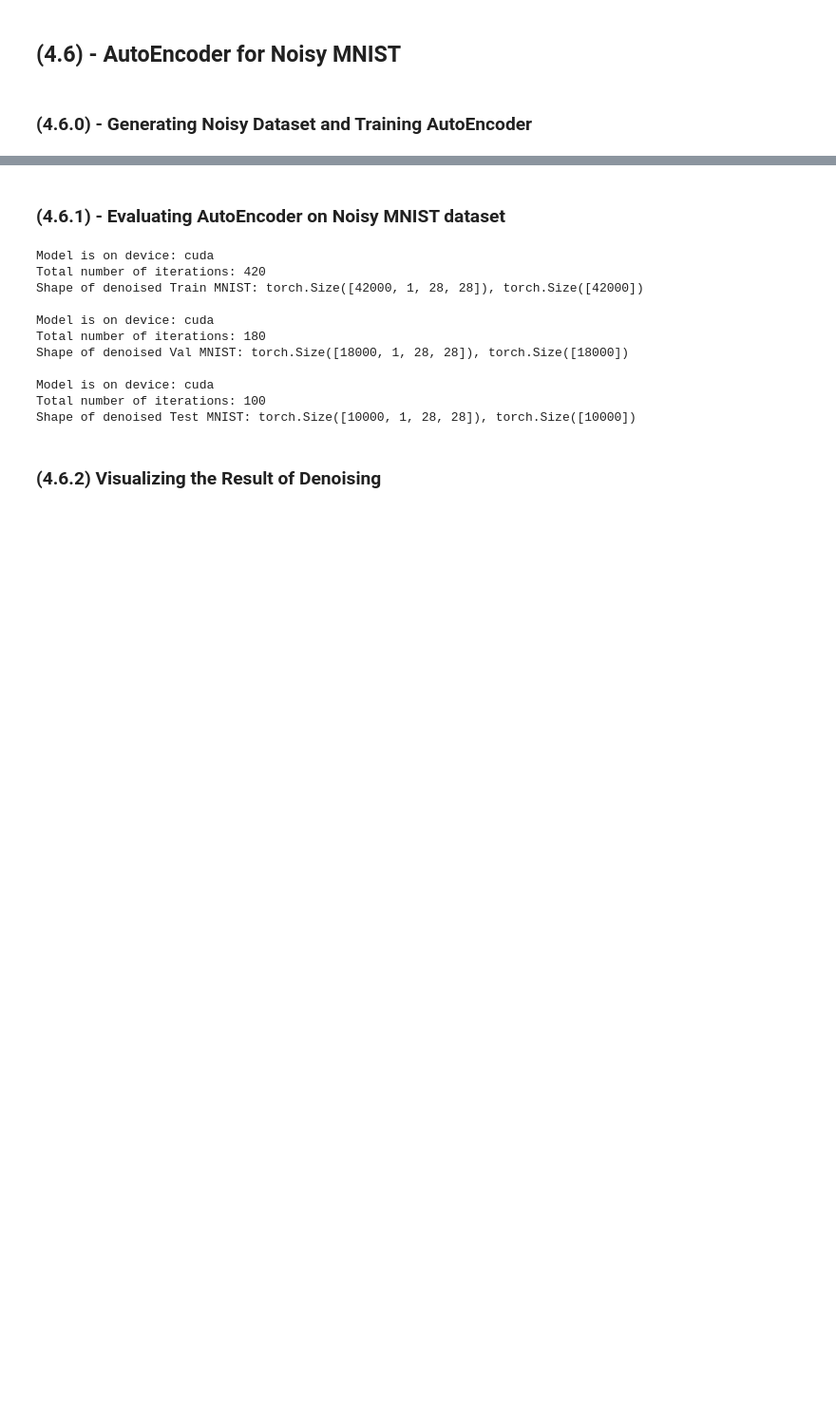
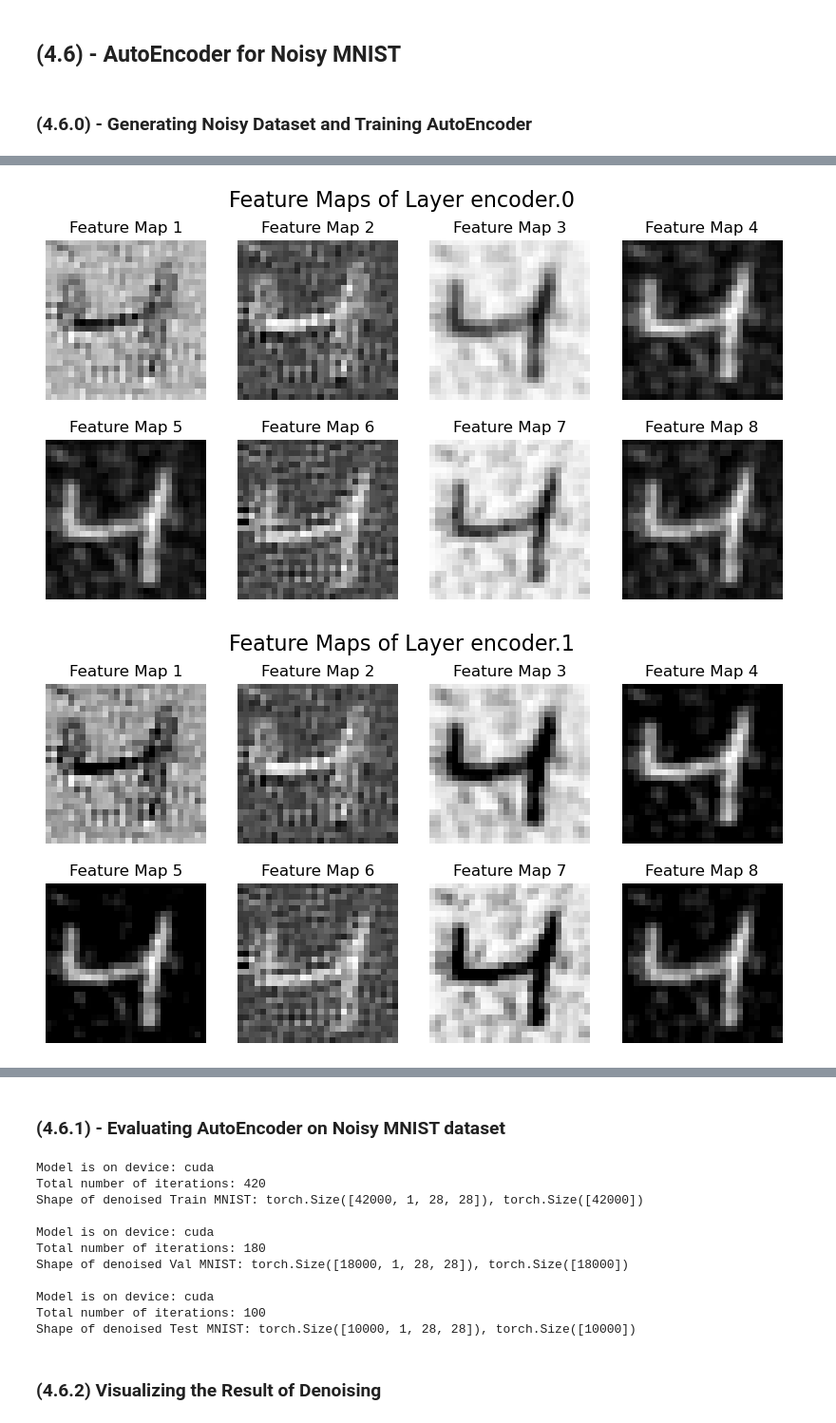
Before and after one commit to fine-man/smai-assignment-3, a Jupyter notebook: 4.ipynb, the cells around one changed output, grey strips where cells are left out. Shown: that part at 95% size. Saved outputs shown, nothing was run; the diff lists cells and outputs as text; code cells hidden in the pictures; blank space fills up the shorter version.

```diff
--- a/4.ipynb
+++ b/4.ipynb
@@ -615,0 +821,19 @@ plt.show()
+# %%
+noisy_img, orig_img = noisy_mnist_train[2]
+
+# Encoder
+visualize_feature_maps(autoencoder_model, noisy_img, 'encoder.0')
+visualize_feature_maps(autoencoder_model, noisy_img, 'encoder.1')
+visualize_feature_maps(autoencoder_model, noisy_img, 'encoder.2')
+visualize_feature_maps(autoencoder_model, noisy_img, 'encoder.3')
+visualize_feature_maps(autoencoder_model, noisy_img, 'encoder.4')
+visualize_feature_maps(autoencoder_model, noisy_img, 'encoder.5')
+
+# Decoder
+visualize_feature_maps(autoencoder_model, noisy_img, 'decoder.0')
+visualize_feature_maps(autoencoder_model, noisy_img, 'decoder.1')
+visualize_feature_maps(autoencoder_model, noisy_img, 'decoder.2')
+visualize_feature_maps(autoencoder_model, noisy_img, 'decoder.3')
+# %% [output]
+[figure, added]
+[figure, added]
```
Also changed, not shown: parts of 28 cells of this notebook, 7 other files.
